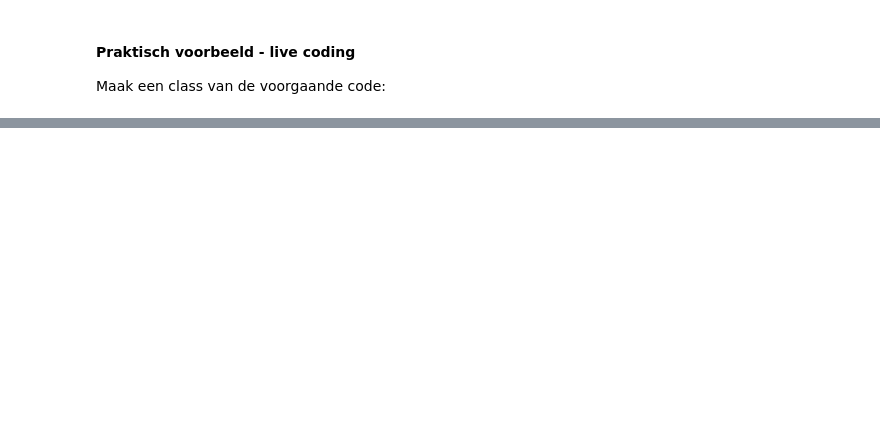
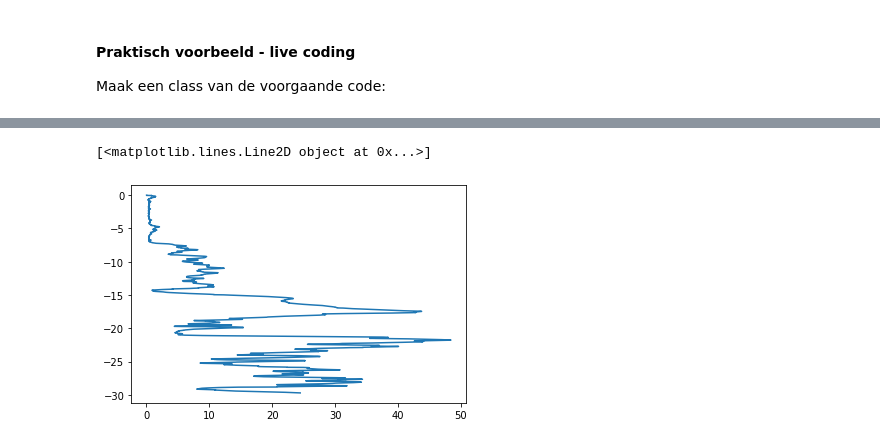
Before and after one commit to breinbaas/pythoncursusrijnland, a Jupyter notebook: DEMO_006 Classes en overerving.ipynb, the cells around one changed output, grey strips where cells are left out. Drawn from its saved outputs; the diff is of its cells as text; code cells hidden in the pictures; blank space fills up the shorter version.

Commit message:
Added all block 3 code and data

```diff
--- a/DEMO_006 Classes en overerving.ipynb
+++ b/DEMO_006 Classes en overerving.ipynb
@@ -157,0 +219,56 @@ plt.plot(lqc, lz);
+# %%
+# import matplotlib.pyplot as plt
+
+# lines = open('data/sample.gef', 'r').readlines()
+
+# lz, lqc, lfs = [], [], []
+
+# for line in lines[1:]:
+#     args = line.split(';')
+#     lz.append(float(args[0]))
+#     lqc.append(float(args[1]))
+#     lfs.append(float(args[2].strip()))
+
+# plt.plot(lqc, lz);
+
+class CPT:
+    def __init__(self):
+        self.z = []
+        self.qc = []
+        self.fs = []
+
+    def read_gef_from_file(self, filename):
+        lines = open(filename, 'r').readlines()
+        for line in lines[1:]:
+            args = line.split(';')
+            self.z.append(float(args[0]))
+            self.qc.append(float(args[1]))
+            self.fs.append(float(args[2].strip()))
+
+    def plot(self):
+        plt.plot(self.qc, self.z)
+
+    def f(self):
+        """
+        Deze functie ...
+        """
+
+
+
+c = CPT()
+c.read_gef_from_file('data/sample.gef')
+f = c.create_plot()
+f.plot
+
+print(f)
+
+# c = CPT()
+# c.read_gef_from_file('data/sample.gef')
+# c.plot()
+
+# c2 = CPT()
+# c2.read_gef_from_file('data/sample2.gef')
+# c2.plot()
+# %% [output]
+[<matplotlib.lines.Line2D object at 0x...>]
+[figure, added]
```
Also changed, not shown: parts of 20 cells of this notebook, 8 other files.
